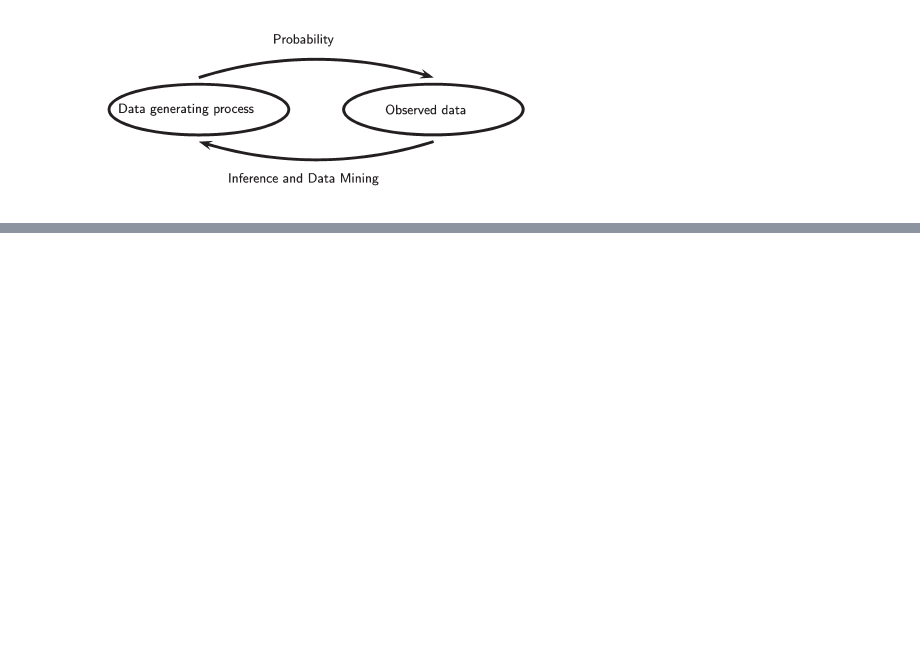
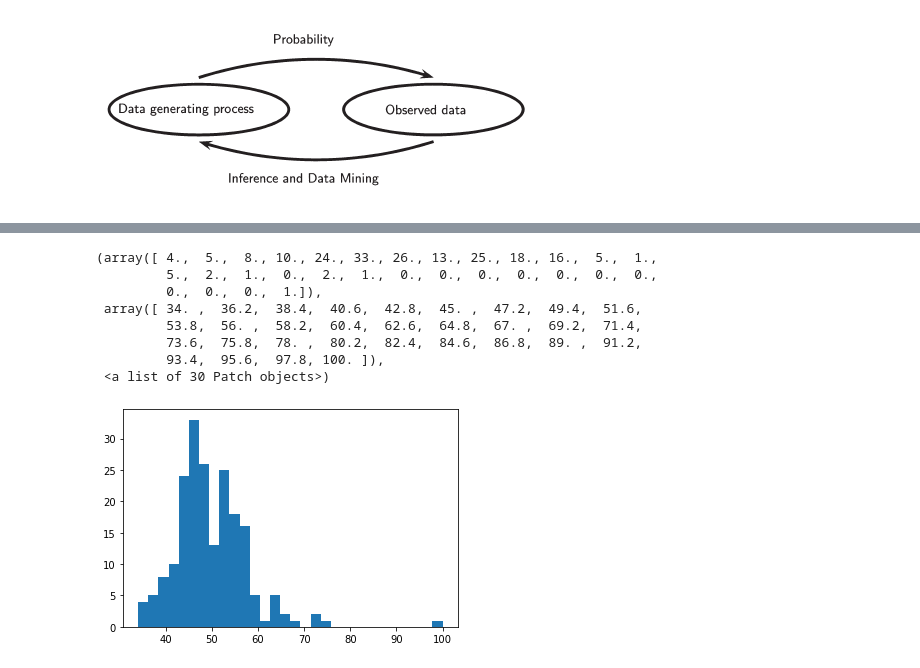
Before and after one commit to CodeOp-tech/CodeOp_EDA, a Jupyter notebook: Exploratory Data Analysis.ipynb, the cells around one changed output, grey strips where cells are left out. Cells and saved outputs as stored; diff of their text form; code cells hidden in the pictures; blank space fills up the shorter version.

```diff
--- a/Exploratory Data Analysis.ipynb
+++ b/Exploratory Data Analysis.ipynb
@@ -15,4 +34,7 @@ Image.open("image/Untitled.png")
 # %%
 import pandas as pd
-df = pd.read_csv('data/multiTimeline.csv', skiprows=1)
-data.head()
+df = pd.read_csv("data/multiTimeline.csv", skiprows=1)
+df.columns = ['month', 'diet', 'gym', 'finance']
+df.month = pd.to_datetime(df.month)
+df.set_index('month', inplace=True)
+df.head()
@@ -18,0 +49,13 @@ data.head()
+# %%
+import matplotlib.pyplot as plt
+plt.hist(df['diet'],bins=30)
+# %% [output]
+(array([ 4.,  5.,  8., 10., 24., 33., 26., 13., 25., 18., 16.,  5.,  1.,
+         5.,  2.,  1.,  0.,  2.,  1.,  0.,  0.,  0.,  0.,  0.,  0.,  0.,
+         0.,  0.,  0.,  1.]),
+ array([ 34. ,  36.2,  38.4,  40.6,  42.8,  45. ,  47.2,  49.4,  51.6,
+         53.8,  56. ,  58.2,  60.4,  62.6,  64.8,  67. ,  69.2,  71.4,
+         73.6,  75.8,  78. ,  80.2,  82.4,  84.6,  86.8,  89. ,  91.2,
+         93.4,  95.6,  97.8, 100. ]),
+ <a list of 30 Patch objects>)
+[figure, added]
```
Also changed, not shown: parts of 21 cells of this notebook, 1 other file.
